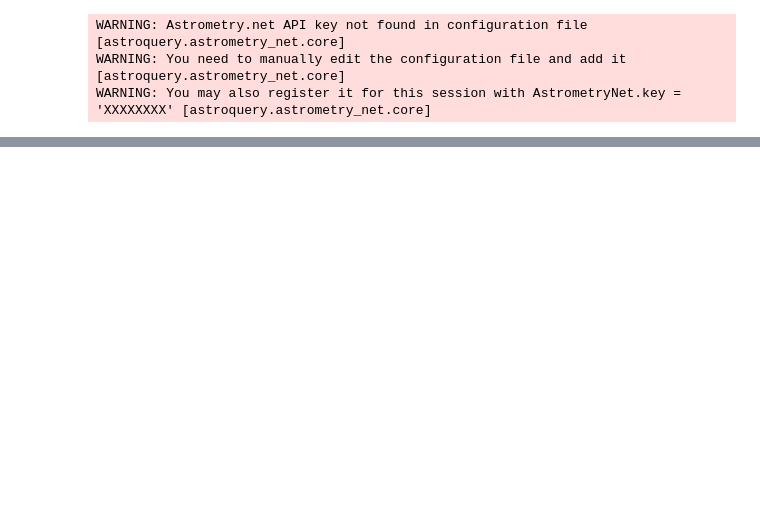
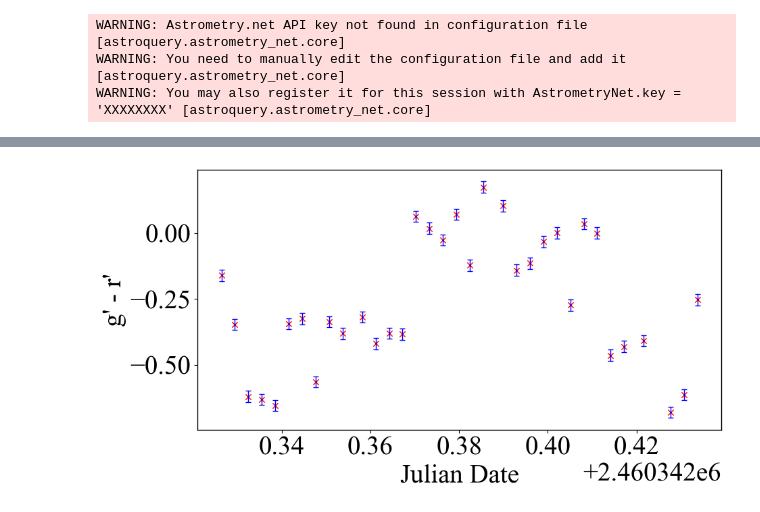
Before and after one commit to lewismcnish/Astronomy, a Jupyter notebook: Year_3/air_mass_plots.ipynb, the cells around one changed output, grey strips where cells are left out. Saved outputs shown, nothing was run; the diff lists cells and outputs as text; code cells hidden in the pictures; blank space fills up the shorter version.

```diff
--- a/Year_3/air_mass_plots.ipynb
+++ b/Year_3/air_mass_plots.ipynb
@@ -257,0 +254,32 @@ df['Mag']
+# %%
+g = pd.read_csv('airmass/NSVS7293918/G/cal_star_4_G_airmass.csv')
+r = pd.read_csv('airmass/NSVS7293918/R/cal_star_4_R_airmass.csv')
+
+index_g = np.argsort(g['JD'])
+index_r = np.argsort(r['JD'])
+
+
+gmag = g['Space Mag'][index_g]
+
+rmag = r['Space Mag'][index_r]
+colour = gmag - rmag
+tot_error = np.sqrt(g['error'][index_g]**2 + r['error'][index_r]**2+g['extinction error'][0]**2 + r['extinction error'][0]**2)
+def sin(x, a, b, c):
+    return a*np.sin(b*x+c)
+# popt, pcov = curve_fit(sin, g['JD'][0:34], colour[0:34], p0 = [0.0002, -0.002, 0.3],maxfev = 1000000)
+
+plt.figure(figsize=(10,5))
+plt.xlabel('Julian Date')
+plt.ylabel('g\' - r\'')
+plt.errorbar(g['JD'][0:34], colour[0:34], yerr = tot_error[0:34], color = 'b',fmt='o',markersize = 0.5, capsize=3,linewidth = 1)
+plt.scatter(g['JD'][0:34], colour[0:34], color = 'r',marker = 'x' ,linewidth = 1)
+
+plt.savefig('graphs/colour.pdf', format = 'pdf',bbox_inches='tight',pad_inches=0.1)
+plt.show()
+
+dic = {'JD':g['JD'][0:34], 'Colour':colour[0:34], 'Error':tot_error[0:34]}
+
+df = pd.DataFrame(dic)
+df.to_csv('airmass/NSVS7293918/colour/colour.csv',index = False,)
+# %% [output]
+[figure, added]
```
Also changed, not shown: parts of 16 cells of this notebook, 15 other files.
